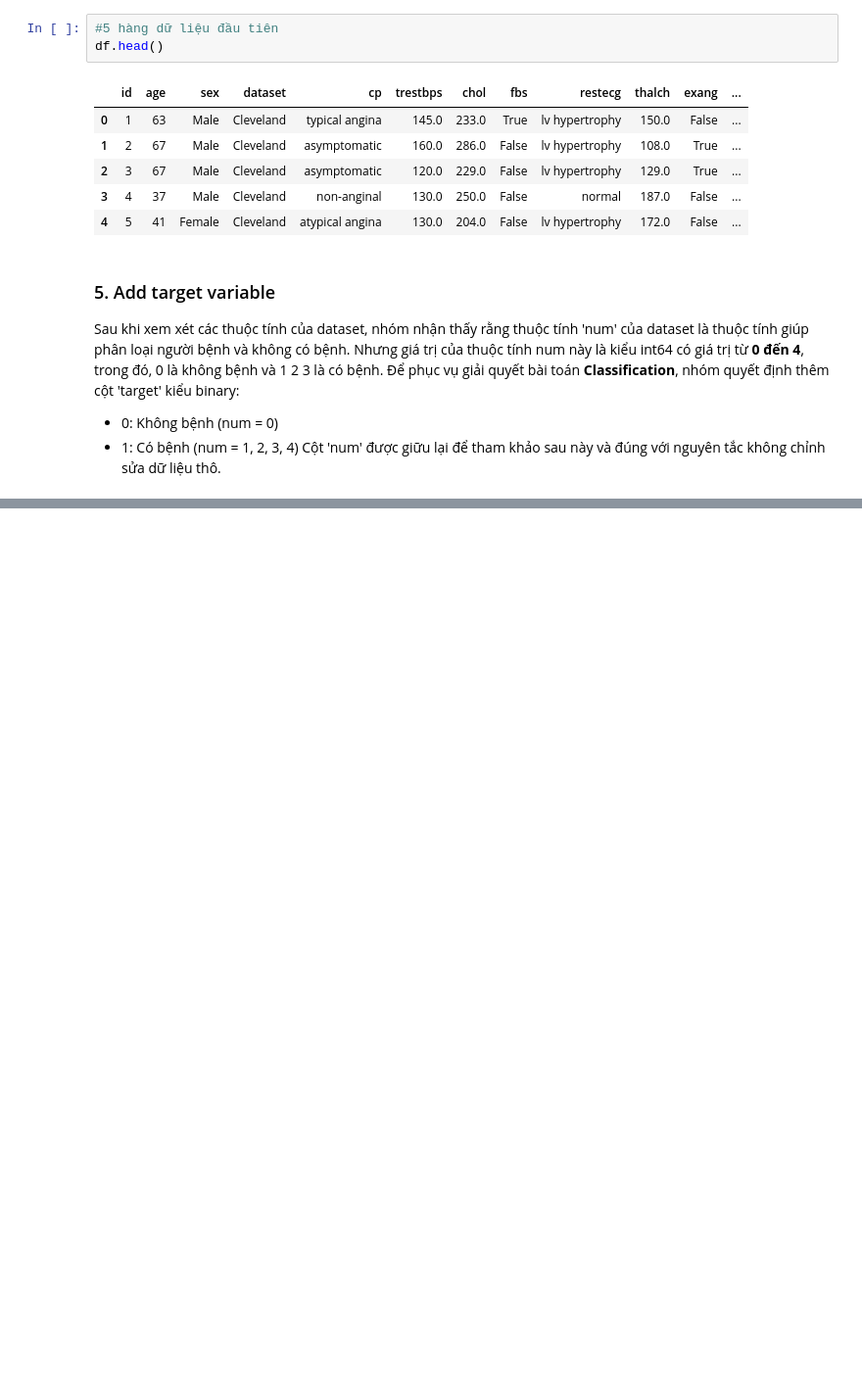
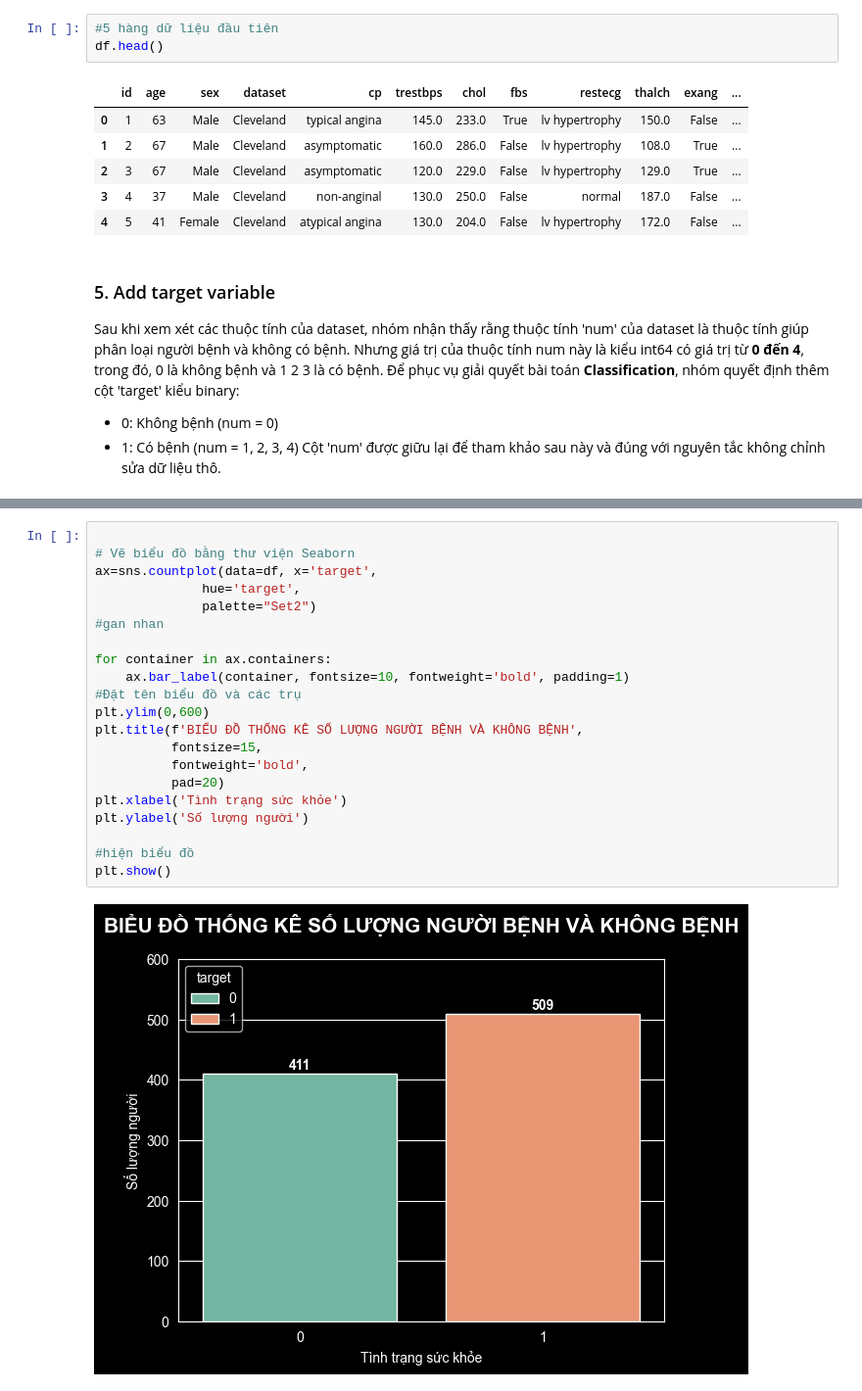
Before and after one commit to phat-05/heart-disease-classification, a Jupyter notebook: notebooks/eda.ipynb, the cells around one changed output, grey strips where cells are left out. Shown at 98% size. Saved outputs shown, nothing was run; the diff lists cells and outputs as text; blank space fills up the shorter version.

Commit message:
Phân tích biến mục tiêu(Target Analysis) và Phân tích biến phân loại(Categorical Analysis)

```diff
--- a/notebooks/eda.ipynb
+++ b/notebooks/eda.ipynb
@@ -141,0 +152,23 @@ df.head()
+# %%
+
+# Vẽ biểu đồ bằng thư viện Seaborn
+ax=sns.countplot(data=df, x='target',
+              hue='target',
+              palette="Set2")
+#gan nhan
+
+for container in ax.containers:
+    ax.bar_label(container, fontsize=10, fontweight='bold', padding=1)
+#Đặt tên biểu đồ và các trụ
+plt.ylim(0,600)
+plt.title(f'BIỂU ĐỒ THỐNG KÊ SỐ LƯỢNG NGƯỜI BỆNH VÀ KHÔNG BỆNH',
+          fontsize=15,
+          fontweight='bold',
+          pad=20)
+plt.xlabel('Tình trạng sức khỏe')
+plt.ylabel('Số lượng người')
+
+#hiện biểu đồ
+plt.show()
+# %% [output]
+[figure, added]
```
Also changed, not shown: parts of 9 cells of this notebook, 1 other file.
